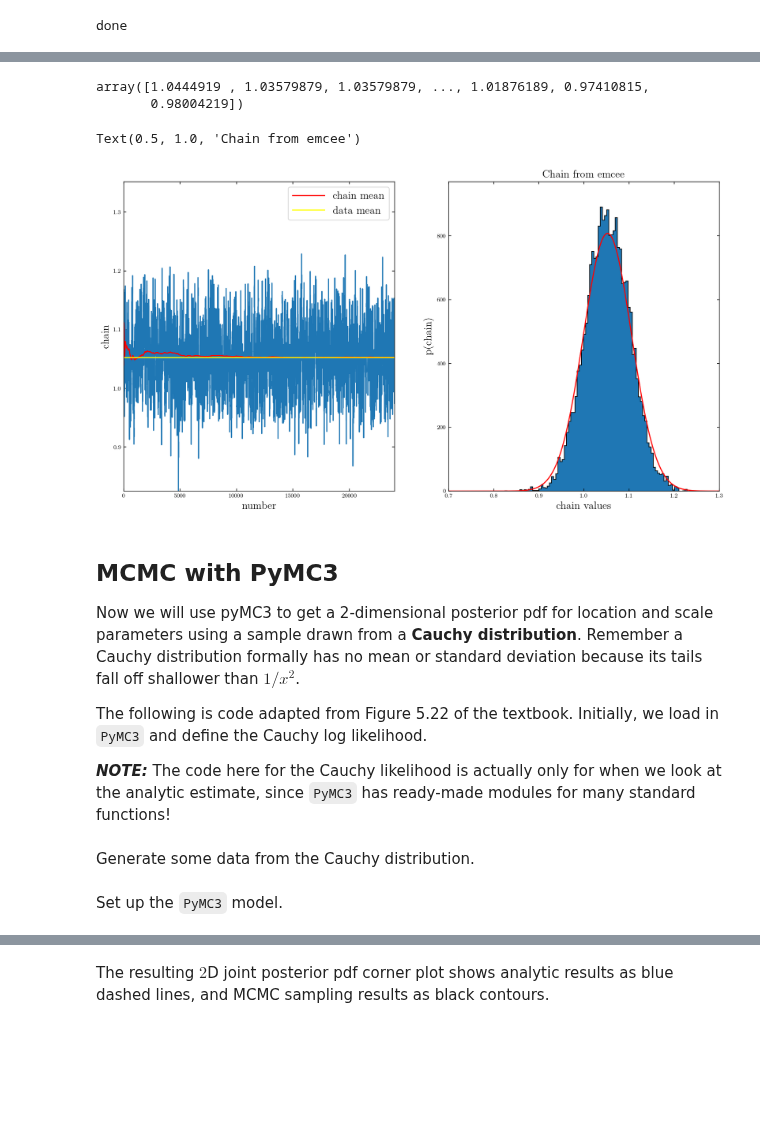
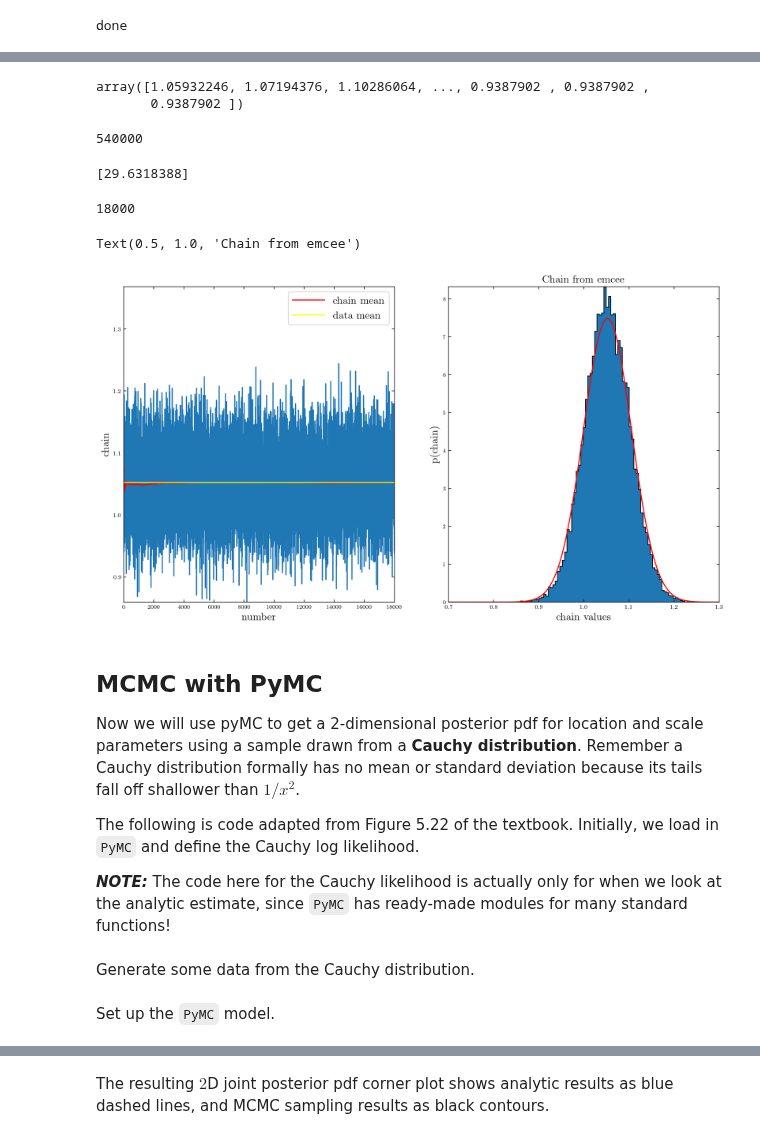
Before and after one commit to dgerosa/astrostatistics_bicocca_2024, a Jupyter notebook: lectures/L11_bayesian.ipynb, the cells around one changed output, grey strips where cells are left out. Drawn from its saved outputs; the diff is of its cells as text; code cells hidden in the pictures; blank space fills up the shorter version.

```diff
--- a/lectures/L11_bayesian.ipynb
+++ b/lectures/L11_bayesian.ipynb
@@ -154,8 +154,8 @@ def myLogPosterior(x, sigma, data):
 # %%
 ndim = 1  # number of parameters in the model
 nwalkers = 6  # number of MCMC walkers
-burn = 1000  # "burn-in" period to let chains stabilize
-nsteps = 5000  # number of MCMC steps to take **for each walker**
+burn = 10000  # "burn-in" period to let chains stabilize
+nsteps = 100000  # number of MCMC steps to take **for each walker**
 
 # initialize theta
 np.random.seed(0)
@@ -181,8 +181,25 @@ print(emcee_trace.shape) #burned and flattened chain
 # %%
 emcee_trace.flatten()
 # %% [output]
-array([1.0444919 , 1.03579879, 1.03579879, ..., 1.01876189, 0.97410815,
-       0.98004219])
+array([1.05932246, 1.07194376, 1.10286064, ..., 0.9387902 , 0.9387902 ,
+       0.9387902 ])
+# %%
+len(emcee_trace.flatten())
+# %% [output]
+540000
+# %%
+# Now take one point every autocorrelation lenght
+tau = sampler.get_autocorr_time()
+print(tau)
+thin = int(tau+1)
+# %% [output]
+[29.6318388]
+# %%
+emcee_trace = sampler.get_chain(discard=burn, thin=thin, flat=True).flatten()
+# %%
+len(emcee_trace)
+# %% [output]
+18000
 # %%
 # plot
 plt.rcParams.update({'font.size': 22})
@@ -197,47 +214,47 @@ M = np.size(chainE)
 ax1 = fig.add_subplot(121)
 xgrid = np.linspace(1, M, M)
 plt.plot(xgrid, chainE)
 ax1.axis([0, M, np.min(chainE), 1.1*np.max(chainE)])
 plt.xlabel('number',fontsize=15)
 plt.ylabel('chain',fontsize=15)
 
 # plot running mean:
 meanC = [np.mean(chainE[:int(N)]) for N in xgrid]
 ax1.plot(xgrid, meanC, c='red', label='chain mean')
 ax1.plot(xgrid, 0*xgrid + np.mean(data),
          c='yellow',label='data mean')
 ax1.legend(fontsize=15)
 
 ax2 = fig.add_subplot(122)
 # skip first burn samples
 Nburn = 1000
-Nchain = np.size(chainE[xgrid>burn])
-Nhist, bins, patches = plt.hist(chainE[xgrid>Nburn],
-                                bins='auto', histtype='stepfilled')
+#Nchain = np.size(chainE[xgrid>burn])
+Nhist, bins, patches = plt.hist(chainE,
+                                bins='auto', histtype='stepfilled',density=True)
 
 # plot expectations based on central limit theorem
 binwidth = bins[1] - bins[0]
 muCLT = np.mean(data)
 sigCLT = np.std(data)/np.sqrt(Ndata)
 muGrid = np.linspace(0.7, 1.3, 500)
-gauss = Nchain * binwidth * stats.norm(muCLT, sigCLT).pdf(muGrid)
+gauss = stats.norm(muCLT, sigCLT).pdf(muGrid)
 ax2.plot(muGrid, gauss, c='red')
 
 ax2.set_ylabel('p(chain)',fontsize=15)
 ax2.set_xlabel('chain values',fontsize=15)
-ax2.set_xlim(0.7, 1.3)
-ax2.set_ylim(0, 1.2*np.max(gauss))
+#ax2.set_xlim(0.7, 1.3)
+#ax2.set_ylim(0, 1.2*np.max(gauss))
 ax2.set_title(r'Chain from emcee',fontsize=15)
 # %% [output]
 Text(0.5, 1.0, 'Chain from emcee')
-[figure, old version]
+[figure, new version]
 # %% [markdown]
-##  MCMC with PyMC3 <a class="anchor" id="four"></a>
+##  MCMC with PyMC <a class="anchor" id="four"></a>
 
-Now we will use pyMC3 to get a 2-dimensional posterior pdf for location and scale parameters using a sample drawn from a **Cauchy distribution**. Remember a Cauchy distribution formally has no mean or standard deviation because its tails fall off shallower than $1/x^2$.
+Now we will use pyMC to get a 2-dimensional posterior pdf for location and scale parameters using a sample drawn from a **Cauchy distribution**. Remember a Cauchy distribution formally has no mean or standard deviation because its tails fall off shallower than $1/x^2$.
 
-The following is code adapted from Figure 5.22 of the textbook. Initially, we load in `PyMC3` and define the Cauchy log likelihood.
+The following is code adapted from Figure 5.22 of the textbook. Initially, we load in `PyMC` and define the Cauchy log likelihood.
 
-***NOTE:*** The code here for the Cauchy likelihood is actually only for when we look at the analytic estimate, since `PyMC3` has ready-made modules for many standard functions!
+***NOTE:*** The code here for the Cauchy likelihood is actually only for when we look at the analytic estimate, since `PyMC` has ready-made modules for many standard functions!
 # %%
 from scipy.stats import cauchy
@@ -267,7 +284,7 @@ mu_0 = 0
 gamma_0 = 2
 xi = cauchy(mu_0, gamma_0).rvs(10)
 # %% [markdown]
-Set up the `PyMC3` model.
+Set up the `PyMC` model.
 # %%
 # ----------------------------------------------------------------------
 # Set up and run MCMC:
```
Also changed, not shown: parts of 17 cells of this notebook.
